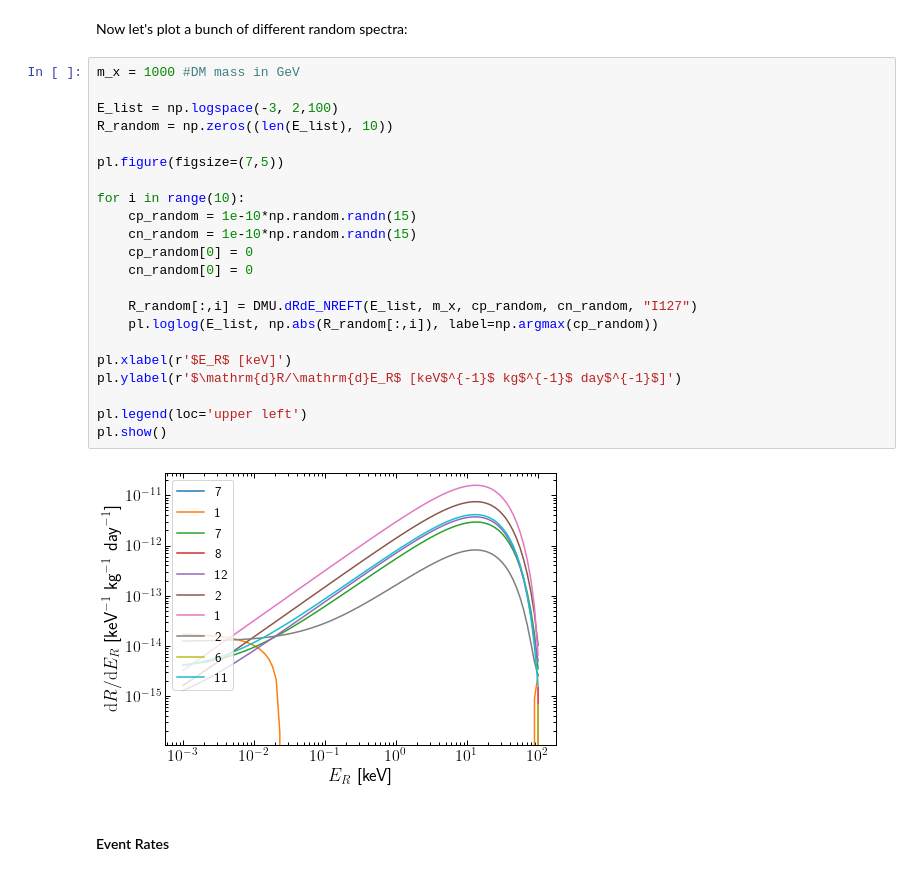
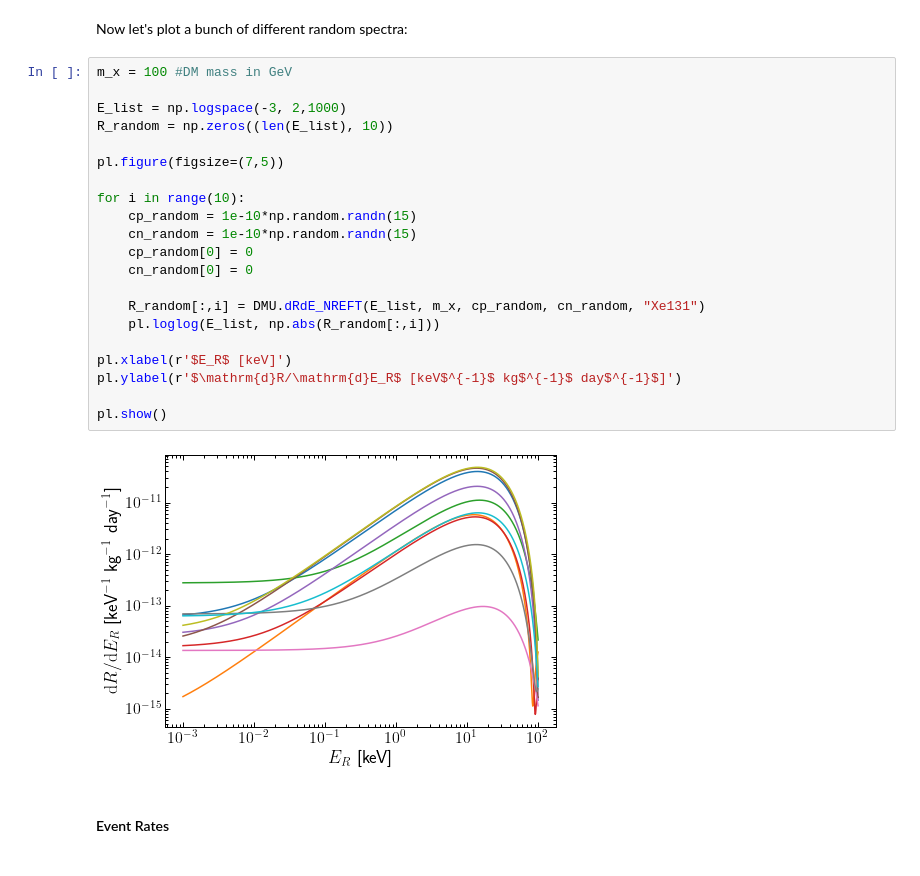
Before and after one commit to bradkav/WIMpy_NREFT, a Jupyter notebook: Examples/NREFT_example.ipynb, the cells around one changed output. Cells and saved outputs as stored; diff of their text form.

```diff
--- a/Examples/NREFT_example.ipynb
+++ b/Examples/NREFT_example.ipynb
@@ -272,29 +272,28 @@ Couplings to neutrons [GeV^{-2}]: [ 0.          1.91714867  0.76923128 -0.906815
 # %% [markdown]
 Now let's plot a bunch of different random spectra:
 # %%
-m_x = 1000 #DM mass in GeV
+m_x = 100 #DM mass in GeV
 
-E_list = np.logspace(-3, 2,100)
+E_list = np.logspace(-3, 2,1000)
 R_random = np.zeros((len(E_list), 10))
 
 pl.figure(figsize=(7,5))
 
 for i in range(10):
     cp_random = 1e-10*np.random.randn(15)
     cn_random = 1e-10*np.random.randn(15)
     cp_random[0] = 0
     cn_random[0] = 0
 
-    R_random[:,i] = DMU.dRdE_NREFT(E_list, m_x, cp_random, cn_random, "I127")
-    pl.loglog(E_list, np.abs(R_random[:,i]), label=np.argmax(cp_random))
+    R_random[:,i] = DMU.dRdE_NREFT(E_list, m_x, cp_random, cn_random, "Xe131")
+    pl.loglog(E_list, np.abs(R_random[:,i]))
 
 pl.xlabel(r'$E_R$ [keV]')
 pl.ylabel(r'$\mathrm{d}R/\mathrm{d}E_R$ [keV$^{-1}$ kg$^{-1}$ day$^{-1}$]')
 
-pl.legend(loc='upper left')
 pl.show()
 # %% [output]
-[figure, old version]
+[figure, new version]
 # %% [markdown]
 #### Event Rates
 # %% [markdown]
```
Also changed, not shown: parts of 3 cells of this notebook, 9 other files.
